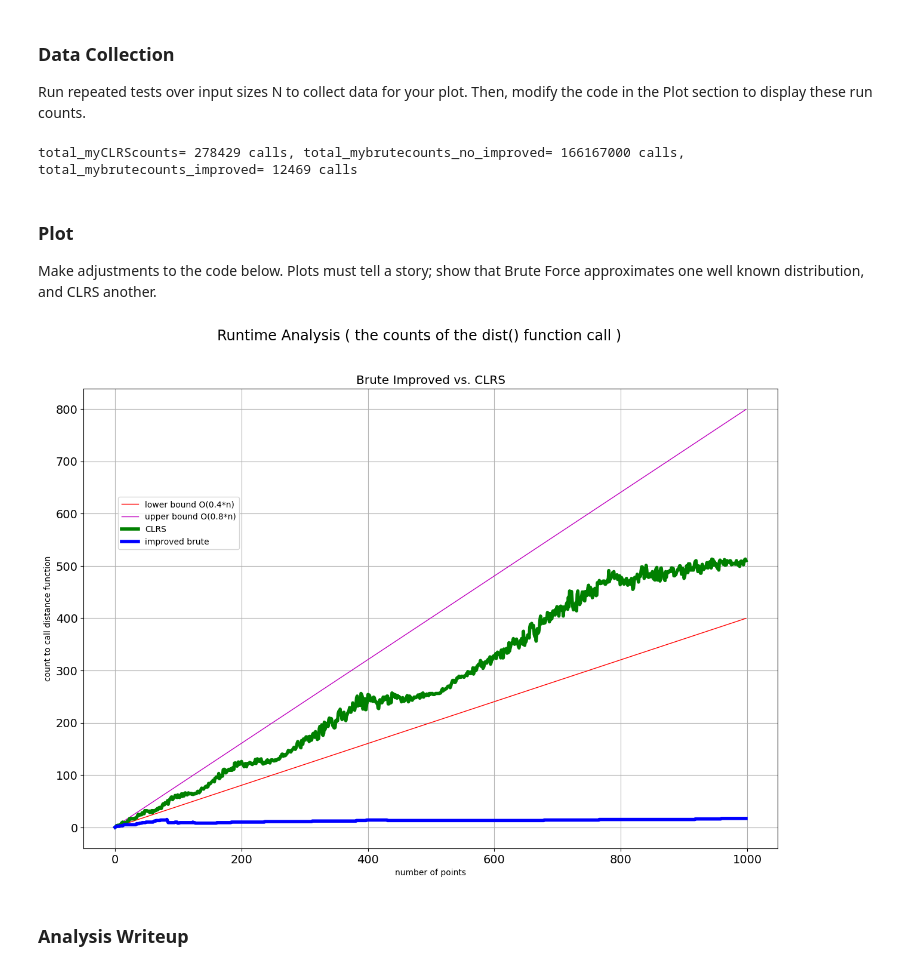
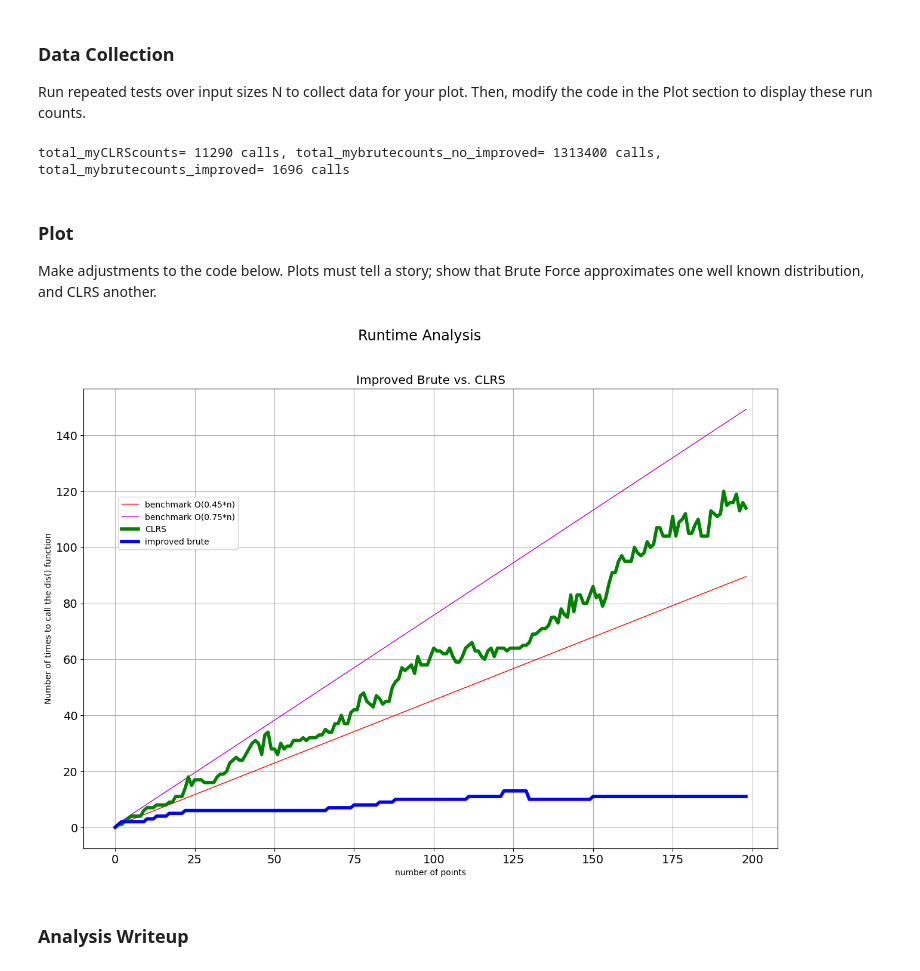
Before and after one commit to daz005/jhu_foundations-of-algorithms, a Jupyter notebook: PA1_SU24_closestPoints_sol.ipynb, the cells around one changed output. Saved outputs shown, nothing was run; the diff lists cells and outputs as text; code cells hidden in the pictures.

```diff
--- a/PA1_SU24_closestPoints_sol.ipynb
+++ b/PA1_SU24_closestPoints_sol.ipynb
@@ -521,7 +520,7 @@ Run repeated tests over input sizes N to collect data for your plot.  Then, modi
 # my code here:
 import random
 
-NUM_POINTS = 1000
+NUM_POINTS = 200
 MAX_XY = 100000000
 
 myCLRScounts = [0,]
@@ -557,7 +556,7 @@ for i in range(2, NUM_POINTS):
 
 print(f"total_myCLRScounts= {total_myCLRScounts} calls, total_mybrutecounts_no_improved= {total_mybrutecounts_no_improved} calls, total_mybrutecounts_improved= {total_mybrutecounts_improved} calls")
 # %% [output]
-total_myCLRScounts= 278429 calls, total_mybrutecounts_no_improved= 166167000 calls, total_mybrutecounts_improved= 12469 calls
+total_myCLRScounts= 11290 calls, total_mybrutecounts_no_improved= 1313400 calls, total_mybrutecounts_improved= 1696 calls
 # %% [markdown]
 ### Plot
 Make adjustments to the code below.  Plots must tell a story; show that Brute Force approximates one well known distribution, and CLRS another.
@@ -573,47 +572,47 @@ N=len(mybrutecounts_no_improved)
 
 # benchmark data set generation
 yTestVals1 = [0,] # linear for O(n)
-yTestVals2 = [0,] # quadratic for O(n^2)
-yTestVals3 = [0,] # n*log(n) for O(nlog(n))
-yTestVals4 = [0,] # 5*n*log(n) for O(nlog(n))
+yTestVals2 = [0,] # inear for O(n) # not quadratic for O(n^2)
+# yTestVals3 = [0,] # n*log(n) for O(nlog(n))
+# yTestVals4 = [0,] # 5*n*log(n) for O(nlog(n))
 
 # generate bench mark data for O(n), O(n^2), O(nlog(n)), O(10*nlog(n)), and O(n!)
 for i in range(2, N+1):
     # UPDATE THE COEFFICIENTS TO THESE FUNCTIONS TO BRING SOME IN "TIGHT" TO
     # THE BRUTE FORCE, and some to the CLRS, or add others.
-    yTestVals1.append(0.4*i)
-    yTestVals2.append(0.8*i)
+    yTestVals1.append(0.45*i)
+    yTestVals2.append(0.75*i)
     # yTestVals2.append(pow(i, 2))
-    yTestVals3.append(i*log2(i))
-    yTestVals4.append(5*i*log2(i))
+    # yTestVals3.append(i*log2(i))
+    # yTestVals4.append(5*i*log2(i))
 
 # %matplotlib inline
 import matplotlib.pyplot as plt
 
 # Brute vs. CLRS execution steps
 # plt.rcParams['figure.figsize'] = [10,10]
 plt.rcParams['figure.figsize'] = [15,10]
 fig, (ax1) = plt.subplots(1, 1)
-fig.suptitle('Runtime Analysis ( the counts of the dist() function call )', size="xx-large")
+fig.suptitle('Runtime Analysis', size="xx-large")
 
 # plotting nearest neighbor execution steps
-ax1.set_title('Brute Improved vs. CLRS', size="x-large")
-ax1.plot(range(N), yTestVals1, "r^-", markersize=0, linewidth=1, label="lower bound O(0.4*n)")
-ax1.plot(range(N), yTestVals2, "m^-", markersize=0, linewidth=1, label="upper bound O(0.8*n)")
+ax1.set_title('Improved Brute vs. CLRS', size="x-large")
+ax1.plot(range(N), yTestVals1, "r^-", markersize=0, linewidth=1, label="benchmark O(0.45*n)")
+ax1.plot(range(N), yTestVals2, "m^-", markersize=0, linewidth=1, label="benchmark O(0.75*n)")
 ax1.plot(range(N), myCLRScounts, "gx-", markersize=0, linewidth=4, label="CLRS")
 ax1.plot(range(N), mybrutecounts_improved, "b^-", markersize=0, linewidth=4, label="improved brute")
 
 # ax1.plot(range(N), yTestVals1, "m^-", markersize=0, linewidth=1, label="benchmark O(n)")
 # ax1.plot(range(N), yTestVals3, "g^-", markersize=0, linewidth=1, label="benchmark O(nlog(n))")
 # ax1.plot(range(N), yTestVals4, "y^-", markersize=0, linewidth=1, label="benchmark O(5*nlog(n))")
 # ax1.plot(range(N), yTestVals2, "b^-", markersize=0, linewidth=1, label="benchmark O(n^2)")
 ax1.grid(which='major', axis='both')
-ax1.set(xlabel = 'number of points', ylabel = 'count to call distance function')
+ax1.set(xlabel = 'number of points', ylabel = 'Number of times to call the dis() function')
 # ax1.legend(loc=(0.05,0.65), scatterpoints=1)
 ax1.legend(loc=(0.05,0.65), scatterpoints=10)
 ax1.tick_params(axis="both", which="major", labelsize=14)
 # %% [output]
-[figure, old version]
+[figure, new version]
 # %% [markdown]
 ### Analysis Writeup
 # %% [markdown]
```
Also changed, not shown: parts of 6 cells of this notebook.
